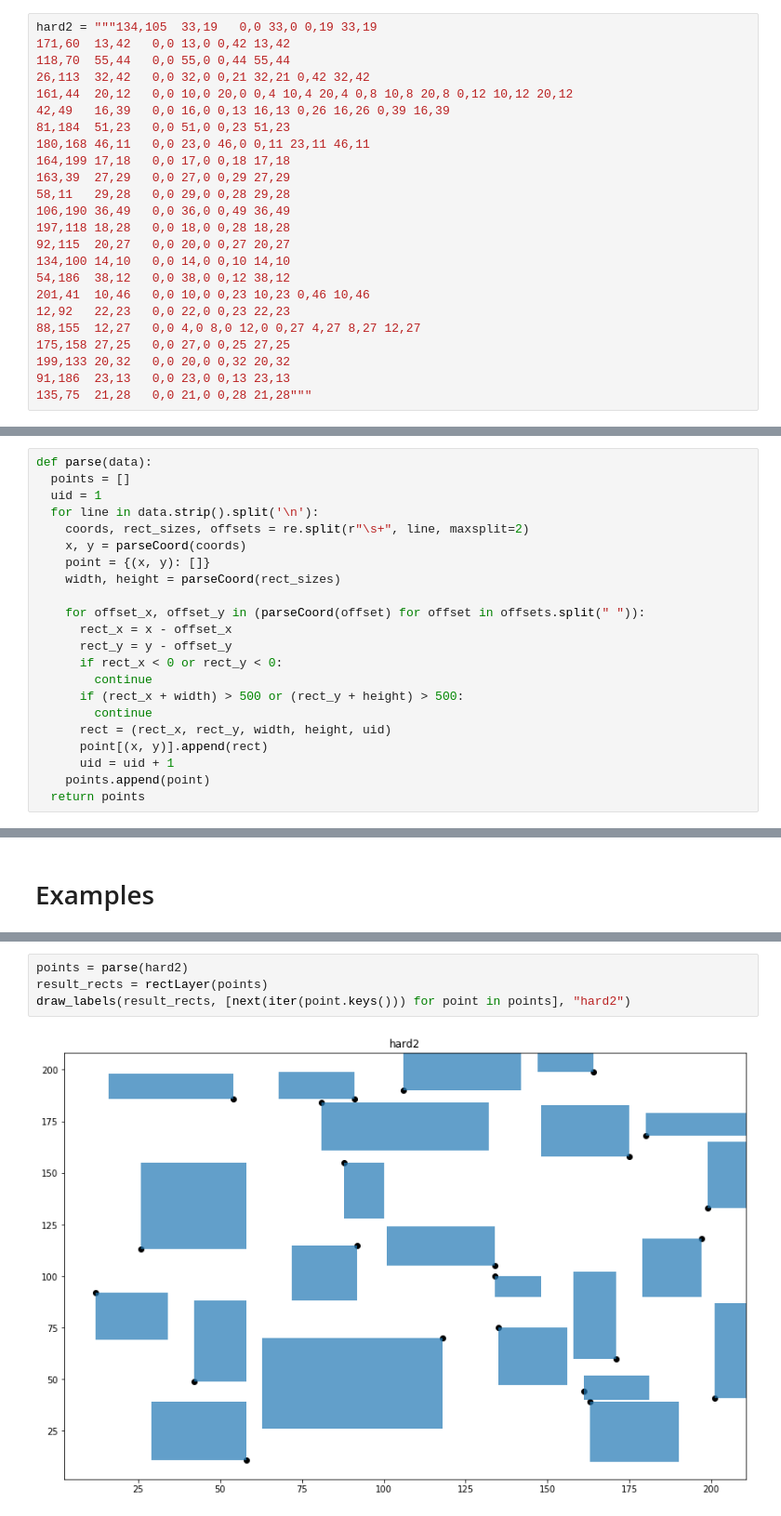
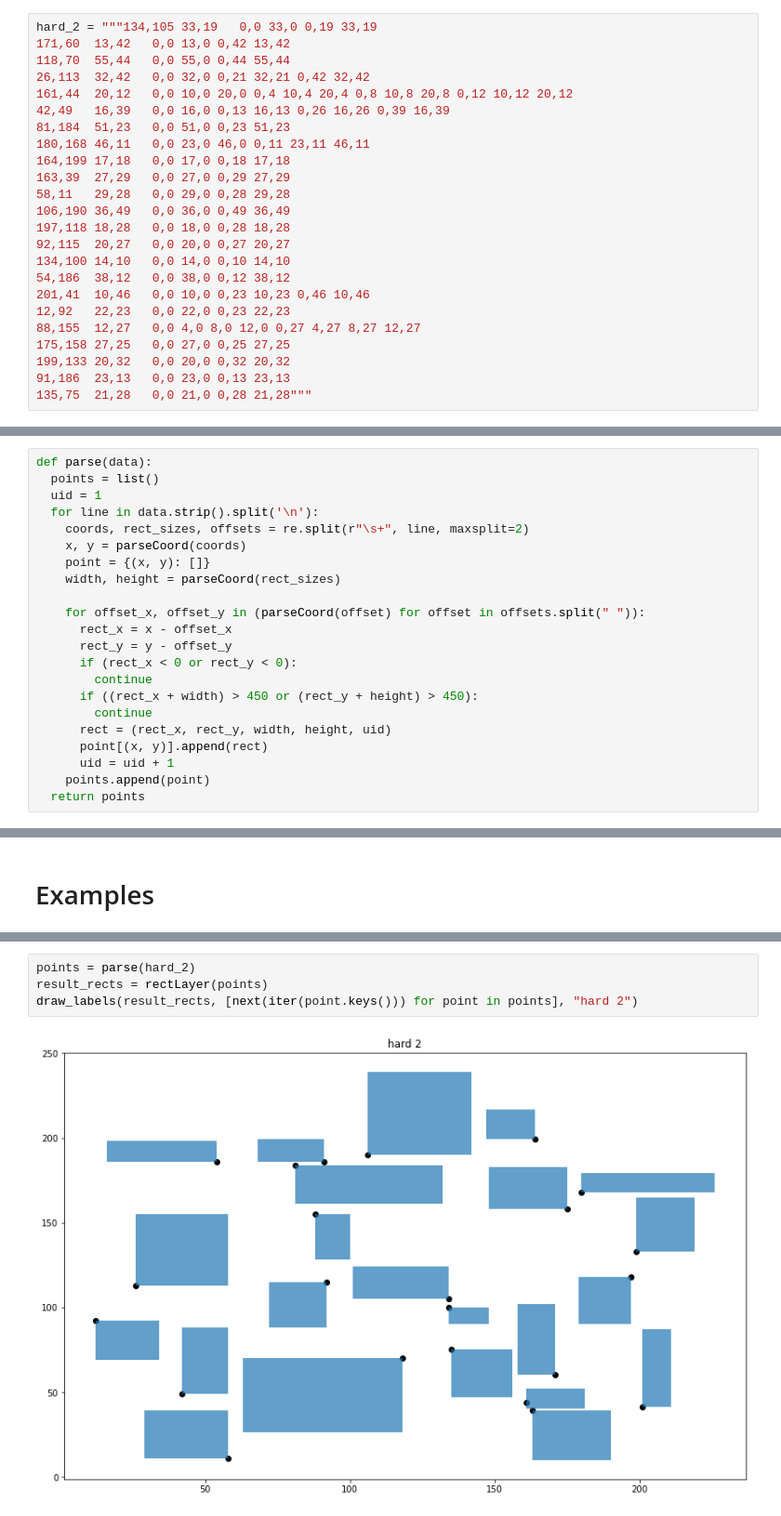
Before and after one commit to Demetrius98/VisualisationMIPT, a Jupyter notebook: Task3.ipynb, the cells around one changed output, grey strips where cells are left out. Shown at 93% size. Saved outputs shown, nothing was run; the diff lists cells and outputs as text.

```diff
--- a/Task3.ipynb
+++ b/Task3.ipynb
@@ -73,7 +67,7 @@ hard1 = """111,152	33,47	0,0 33,0 0,47 33,47
 176,99	12,32	0,0 12,0 0,32 12,32
 28,130	18,12	0,0 18,0 0,12 18,12"""
 # %%
-hard2 = """134,105	33,19	0,0 33,0 0,19 33,19
+hard_2 = """134,105	33,19	0,0 33,0 0,19 33,19
 171,60	13,42	0,0 13,0 0,42 13,42
 118,70	55,44	0,0 55,0 0,44 55,44
 26,113	32,42	0,0 32,0 0,21 32,21 0,42 32,42
@@ -184,7 +178,7 @@ hard5 = """97,148	59,25	0,0 59,0 0,25 59,25
 Reading data
 # %%
 def parse(data):
-  points = []
+  points = list()
   uid = 1
   for line in data.strip().split('\n'):
     coords, rect_sizes, offsets = re.split(r"\s+", line, maxsplit=2)
@@ -195,9 +189,9 @@ def parse(data):
     for offset_x, offset_y in (parseCoord(offset) for offset in offsets.split(" ")):
       rect_x = x - offset_x
       rect_y = y - offset_y
-      if rect_x < 0 or rect_y < 0:
+      if (rect_x < 0 or rect_y < 0):
         continue
-      if (rect_x + width) > 500 or (rect_y + height) > 500:
+      if ((rect_x + width) > 450 or (rect_y + height) > 450):
         continue
       rect = (rect_x, rect_y, width, height, uid)
       point[(x, y)].append(rect)
@@ -297,7 +291,7 @@ draw_labels(result_rects, [next(iter(point.keys())) for point in points], "hard1
 # %%
-points = parse(hard2)
+points = parse(hard_2)
 result_rects = rectLayer(points)
-draw_labels(result_rects, [next(iter(point.keys())) for point in points], "hard2")
+draw_labels(result_rects, [next(iter(point.keys())) for point in points], "hard 2")
 # %% [output]
-[figure, old version]
+[figure, new version]
 # %%
```
Also changed, not shown: parts of 13 cells of this notebook.
